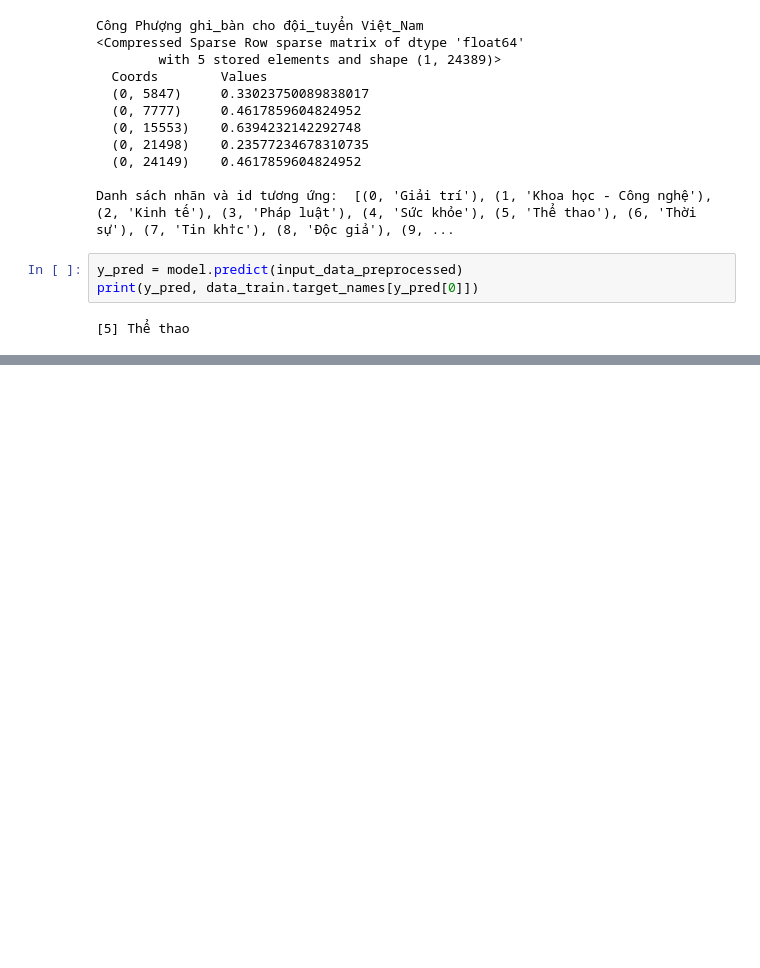
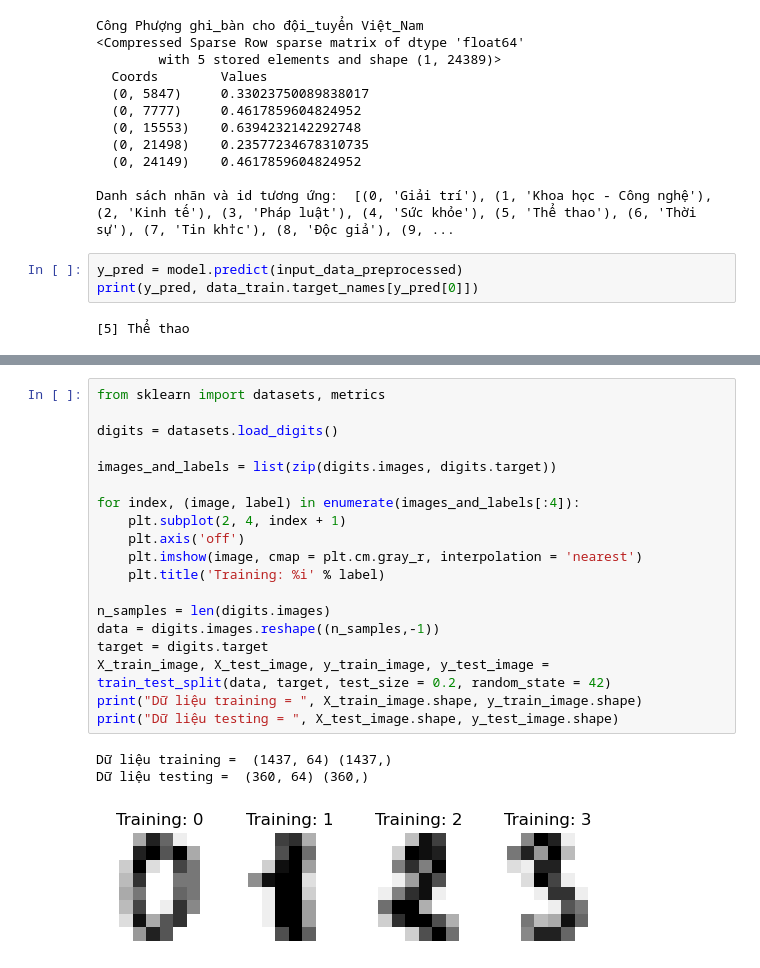
Before and after one commit to Dangmotm/FMLAB_AI, a Jupyter notebook: Exercise/Ex7/svm.ipynb, the cells around one changed output, grey strips where cells are left out. Drawn from its saved outputs; the diff is of its cells as text; blank space fills up the shorter version.

```diff
--- a/Exercise/Ex7/svm.ipynb
+++ b/Exercise/Ex7/svm.ipynb
@@ -226,0 +256,23 @@ AttributeError: 'NoneType' object has no attribute 'figure'
+# %%
+from sklearn import datasets, metrics
+
+digits = datasets.load_digits()
+
+images_and_labels = list(zip(digits.images, digits.target))
+
+for index, (image, label) in enumerate(images_and_labels[:4]):
+    plt.subplot(2, 4, index + 1)
+    plt.axis('off')
+    plt.imshow(image, cmap = plt.cm.gray_r, interpolation = 'nearest')
+    plt.title('Training: %i' % label)
+
+n_samples = len(digits.images)
+data = digits.images.reshape((n_samples,-1))
+target = digits.target
+X_train_image, X_test_image, y_train_image, y_test_image = train_test_split(data, target, test_size = 0.2, random_state = 42)
+print("Dữ liệu training = ", X_train_image.shape, y_train_image.shape)
+print("Dữ liệu testing = ", X_test_image.shape, y_test_image.shape)
+# %% [output]
+Dữ liệu training =  (1437, 64) (1437,)
+Dữ liệu testing =  (360, 64) (360,)
+[figure, added]
```
Also changed, not shown: parts of 11 cells of this notebook.
